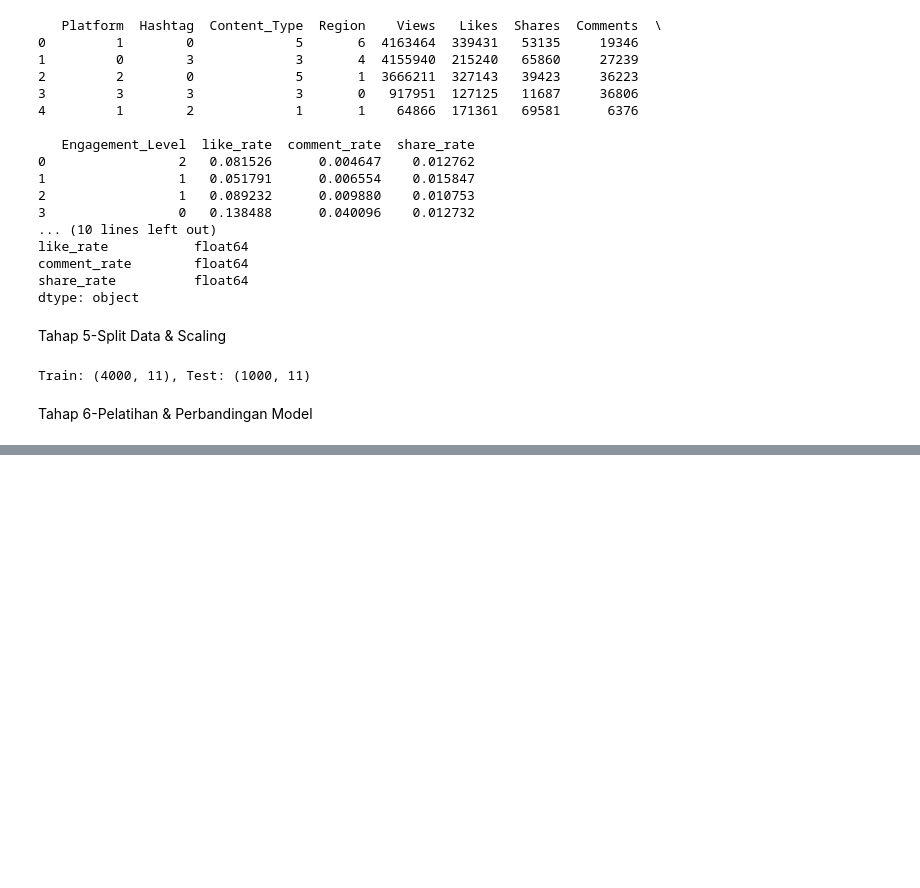
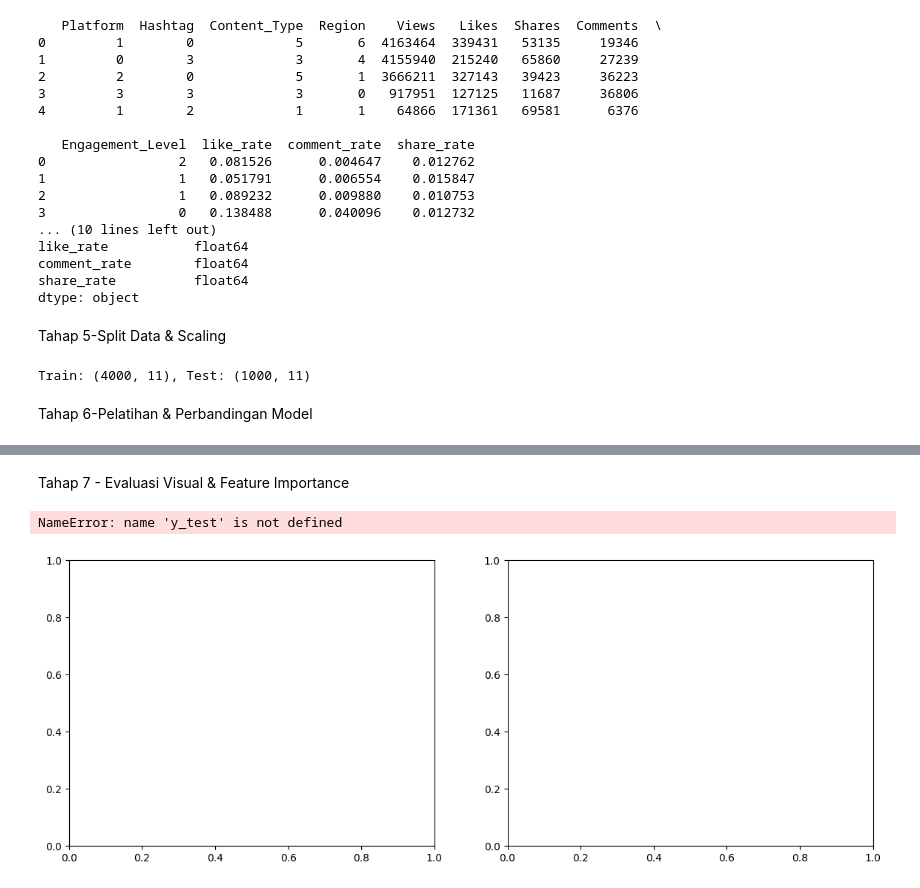
Before and after one commit to ahmadirhamm/Analysis-Exercises, a Jupyter notebook: Training_dataset_from_kaggle.ipynb, the cells around one changed output, grey strips where cells are left out. Saved outputs shown, nothing was run; the diff lists cells and outputs as text; code cells hidden in the pictures; blank space fills up the shorter version.

Commit message:
learning model SVM

```diff
--- a/Training_dataset_from_kaggle.ipynb
+++ b/Training_dataset_from_kaggle.ipynb
@@ -48,3 +28,9 @@ df.head()
 | 2 | Post_3 | Twitter | #Challenge | Video | Brazil | 3666211 | 327143 | 39423 | 36223 | ... |
 | 3 | Post_4 | YouTube | #Education | Shorts | Australia | 917951 | 127125 | 11687 | 36806 | ... |
 | 4 | Post_5 | TikTok | #Dance | Post | Brazil | 64866 | 171361 | 69581 | 6376 | ... |
+# %%
+data_path = "/content"
+file_name = "Viral_Social_Media_Trends.csv"
+
+df = pd.read_csv(os.path.join(data_path, file_name))
+df.head()
@@ -267,0 +450,37 @@ Tahap 6-Pelatihan & Perbandingan Model
+# %% [markdown]
+Tahap 7 - Evaluasi Visual & Feature Importance
+# %%
+from sklearn.inspection import permutation_importance
+from sklearn.metrics import confusion_matrix, ConfusionMatrixDisplay
+import matplotlib.pyplot as plt
+import pandas as pd
+
+best_model = models['SVM']
+y_pred_best = best_model.predict(X_test_scaled)
+
+fig, axes = plt.subplots(1, 2, figsize=(14, 5))
+
+# --- Confusion Matrix ---
+cm = confusion_matrix(y_test, y_pred_best)
+ConfusionMatrixDisplay(cm, display_labels=['Low','Medium','High']).plot(
+    ax=axes[0], colorbar=False)
+axes[0].set_title('Confusion Matrix — SVM')
+
+# --- Permutation Importance (works for ALL models) ---
+perm = permutation_importance(
+    best_model, X_test_scaled, y_test,
+    n_repeats=10,
+    random_state=42,
+    n_jobs=-1        # pakai semua CPU core, lebih cepat
+)
+
+feat_imp = pd.Series(perm.importances_mean, index=X.columns).sort_values()
+feat_imp.plot(kind='barh', ax=axes[1], color='steelblue')
+axes[1].set_title('Feature Importance (Permutation) — SVM')
+axes[1].set_xlabel('Mean decrease in accuracy')
+
+plt.tight_layout()
+plt.show()
+# %% [output]
+NameError: name 'y_test' is not defined
+[figure, added]
```
Also changed, not shown: parts of 8 cells of this notebook.
